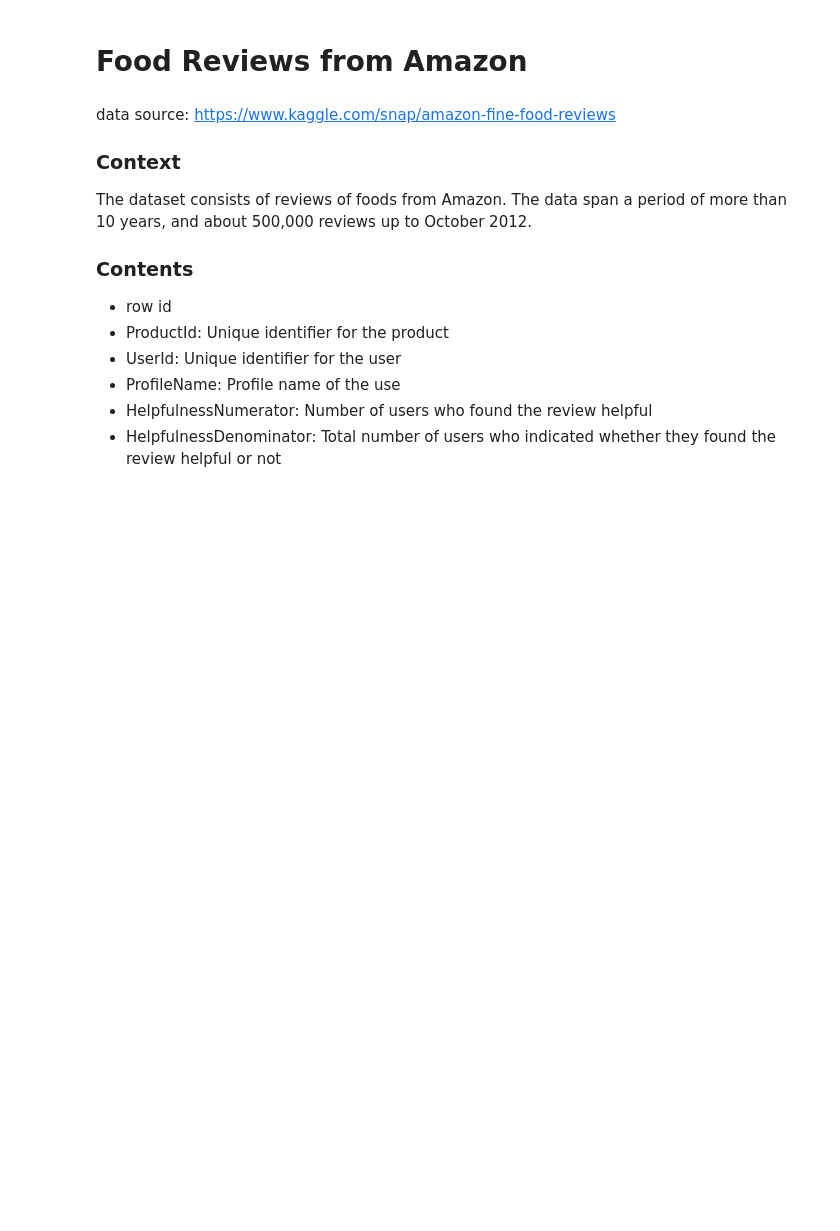
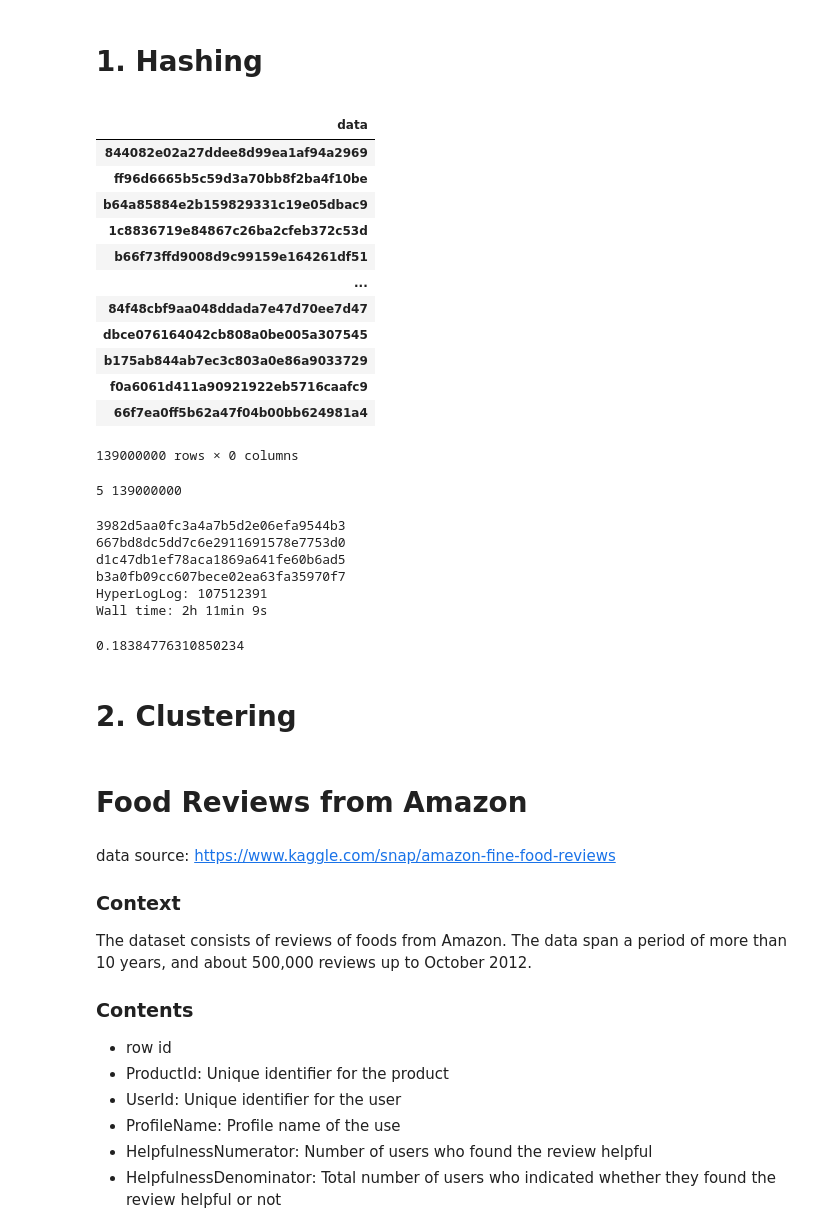
Before and after one commit to SimoneFiorellino/ADM-HW4, a Jupyter notebook: Reviews.ipynb, the cells around one changed output. Cells and saved outputs as stored; diff of their text form; code cells hidden in the pictures; blank space fills up the shorter version.

```diff
--- a/Reviews.ipynb
+++ b/Reviews.ipynb
@@ -0,0 +1,23 @@
+# %% [markdown]
+# 1. Hashing
+# %%
+path = "hash.txt"
+# %%
+ds = pd.read_csv(path, header = None, names = ["data"], index_col="data")
+# %%
+ds
+# %% [output]
+|  |
+| data |
+| 844082e02a27ddee8d99ea1af94a2969 |
+| ff96d6665b5c59d3a70bb8f2ba4f10be |
+| b64a85884e2b159829331c19e05dbac9 |
+| 1c8836719e84867c26ba2cfeb372c53d |
+| b66f73ffd9008d9c99159e164261df51 |
+| ... |
+| 84f48cbf9aa048ddada7e47d70ee7d47 |
+| dbce076164042cb808a0be005a307545 |
+| b175ab844ab7ec3c803a0e86a9033729 |
+| f0a6061d411a90921922eb5716caafc9 |
+| 66f7ea0ff5b62a47f04b00bb624981a4 |
+139000000 rows × 0 columns
@@ -1,3 +118,23 @@
+# %%
+crc_hll = HyperLogLog(ds, 5)
+# %% [output]
+5 139000000
+# %%
+%%time
+print(crc_hll.get_cardinality())
+# %% [output]
+3982d5aa0fc3a4a7b5d2e06efa9544b3
+667bd8dc5dd7c6e2911691578e7753d0
+d1c47db1ef78aca1869a641fe60b6ad5
+b3a0fb09cc607bece02ea63fa35970f7
+HyperLogLog: 107512391
+Wall time: 2h 11min 9s
+# %%
+crc_hll.get_standard_error()
+# %% [output]
+0.18384776310850234
+# %% [markdown]
+# 2. Clustering
 # %% [markdown]
 # Food Reviews from Amazon
 # %% [markdown]
```
Also changed, not shown: parts of 6 cells of this notebook.
